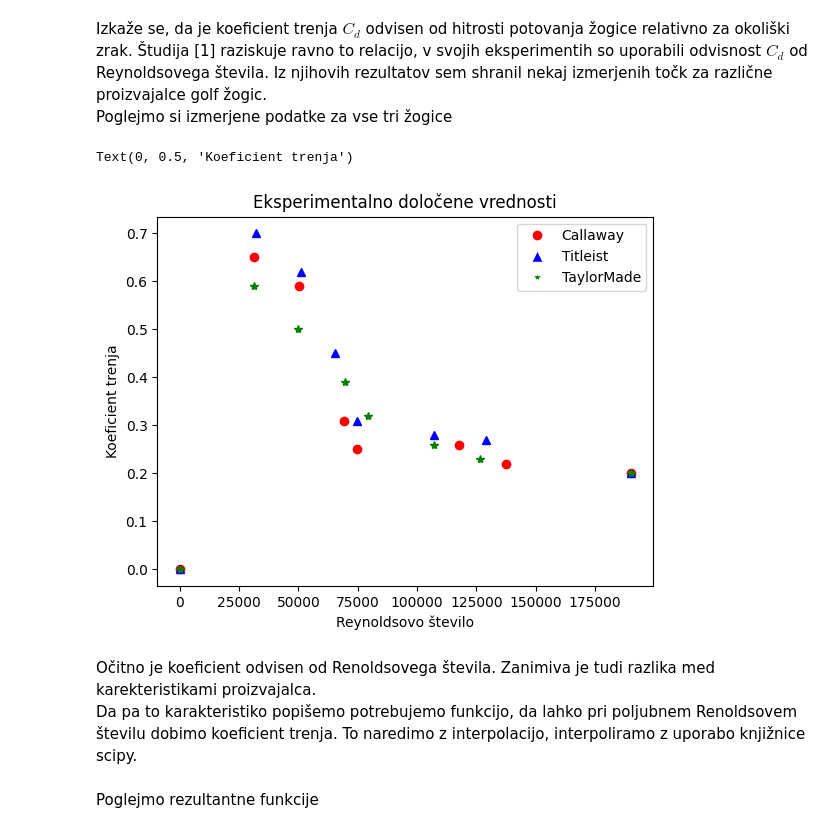
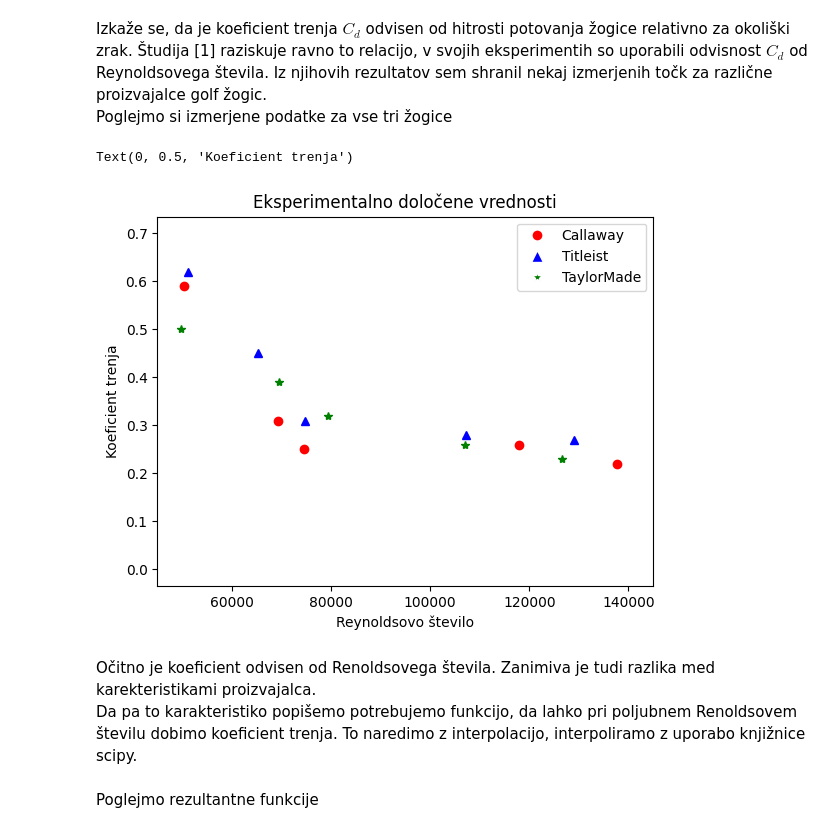
Before and after one commit to akul23/Golf-Ball-Flight, a Jupyter notebook: main.ipynb, the cells around one changed output. Cells and saved outputs as stored; diff of their text form; code cells hidden in the pictures.

```diff
--- a/main.ipynb
+++ b/main.ipynb
@@ -105,34 +105,34 @@ Izkaže se, da je koeficient trenja $C_{d}$ odvisen od hitrosti potovanja žogic
 # %%
 reload(ball)
 
 def print_points():
     calloway = ball.read_ball_data(ball_type="Calloway")
     titleist = ball.read_ball_data(ball_type="Titleist")
     taylormade = ball.read_ball_data(ball_type="TaylorMade")
 
     plt.plot(calloway[:, 0], calloway[:, 1], "ro")
     plt.plot(titleist[:, 0], titleist[:, 1], "b^")
     plt.plot(taylormade[:, 0], taylormade[:, 1], "g*")
 
 print_points()
 
 legend_handles = [
     plt.Line2D([0], [0], marker='o', color='w', markerfacecolor='r', markersize=8),
     plt.Line2D([0], [0], marker='^', color='w', markerfacecolor='b', markersize=8),
     plt.Line2D([0], [0], marker='*', color='w', markerfacecolor='g', markersize=8)
 ]
 legend_labels = ["Callaway", "Titleist", "TaylorMade"]
 
 plt.legend(legend_handles, legend_labels)
 
 plt.title("Eksperimentalno določene vrednosti")
 
-#plt.xlim(49000,120000)
+plt.xlim(45000,145000)
 plt.xlabel("Reynoldsovo število")
 plt.ylabel("Koeficient trenja")
 # %% [output]
 Text(0, 0.5, 'Koeficient trenja')
-[figure, old version]
+[figure, new version]
 # %% [markdown]
 Očitno je koeficient odvisen od Renoldsovega števila. Zanimiva je tudi razlika med karekteristikami proizvajalca.
 <br>Da pa to karakteristiko popišemo potrebujemo funkcijo, da lahko pri poljubnem Renoldsovem številu dobimo koeficient trenja. To naredimo z interpolacijo, interpoliramo z uporabo knjižnice scipy.
```
Also changed, not shown: parts of 9 cells of this notebook, 4 other files.
